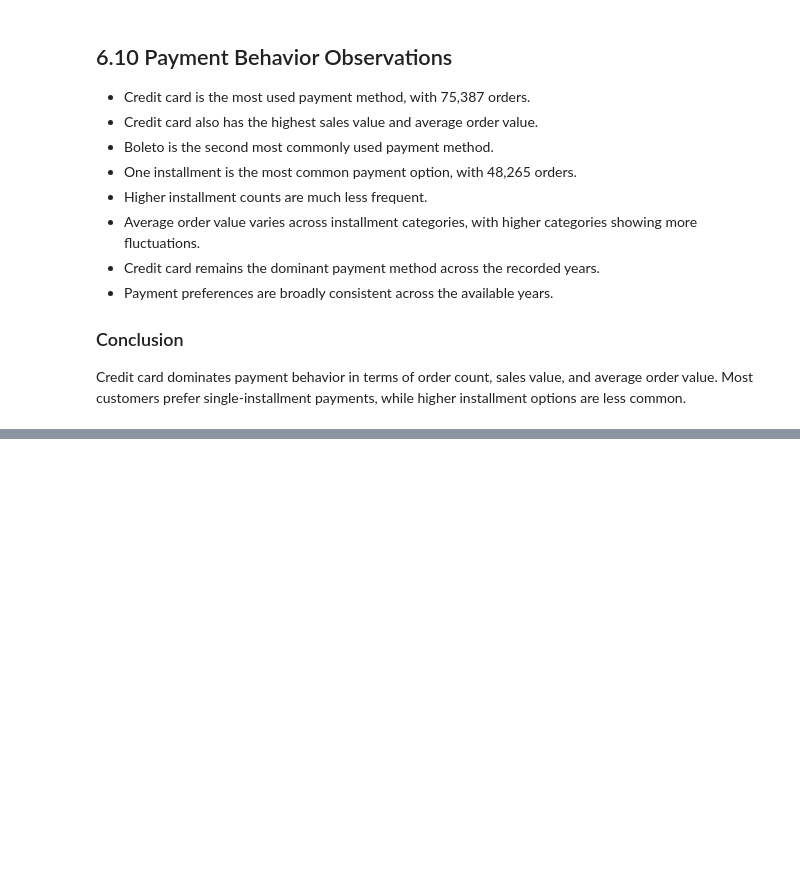
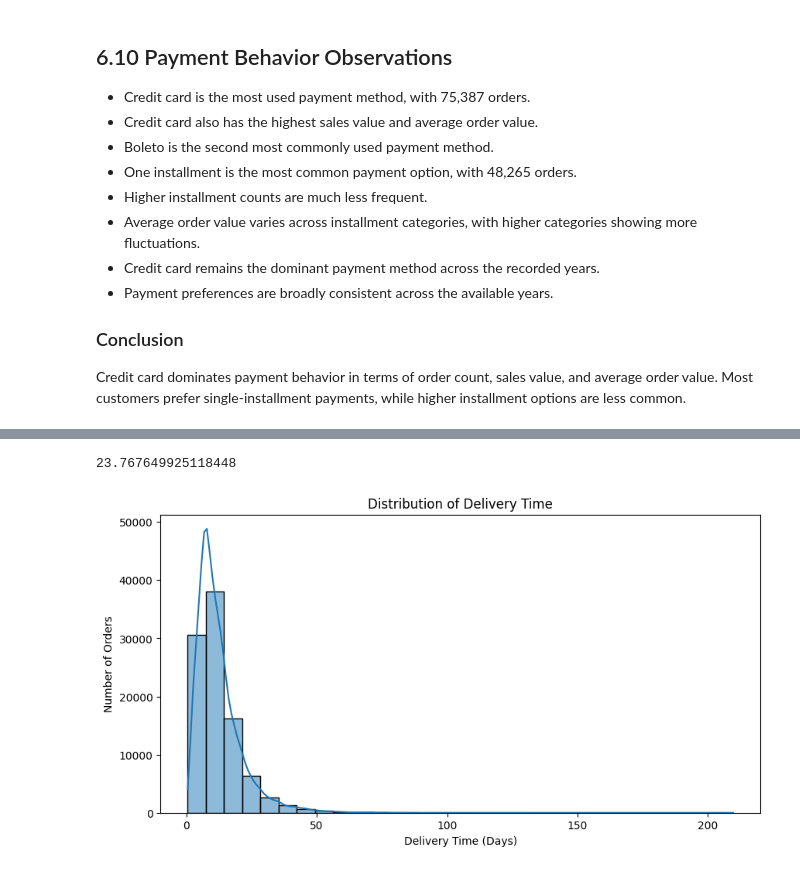
Before and after one commit to PranjaliSBidwe/E-Commerce_Sales_Customer_Behavior_Analysis, a Jupyter notebook: 01_data_understanding.ipynb, the cells around one changed output, grey strips where cells are left out. Drawn from its saved outputs; the diff is of its cells as text; code cells hidden in the pictures; blank space fills up the shorter version.

```diff
--- a/01_data_understanding.ipynb
+++ b/01_data_understanding.ipynb
@@ -1690,0 +1747,21 @@ Credit card dominates payment behavior in terms of order count, sales value, and
+# %%
+average_expected_delivery_days = df_clean['expected_delivery_days'].mean()
+
+average_expected_delivery_days
+# %% [output]
+23.767649925118448
+# %%
+plt.figure(figsize=(10, 5))
+
+sns.histplot(
+    df_clean['delivery_days'].dropna(),
+    bins=30,
+    kde=True
+)
+
+plt.title('Distribution of Delivery Time')
+plt.xlabel('Delivery Time (Days)')
+plt.ylabel('Number of Orders')
+plt.show()
+# %% [output]
+[figure, added]
```
Also changed, not shown: parts of 25 cells of this notebook.
